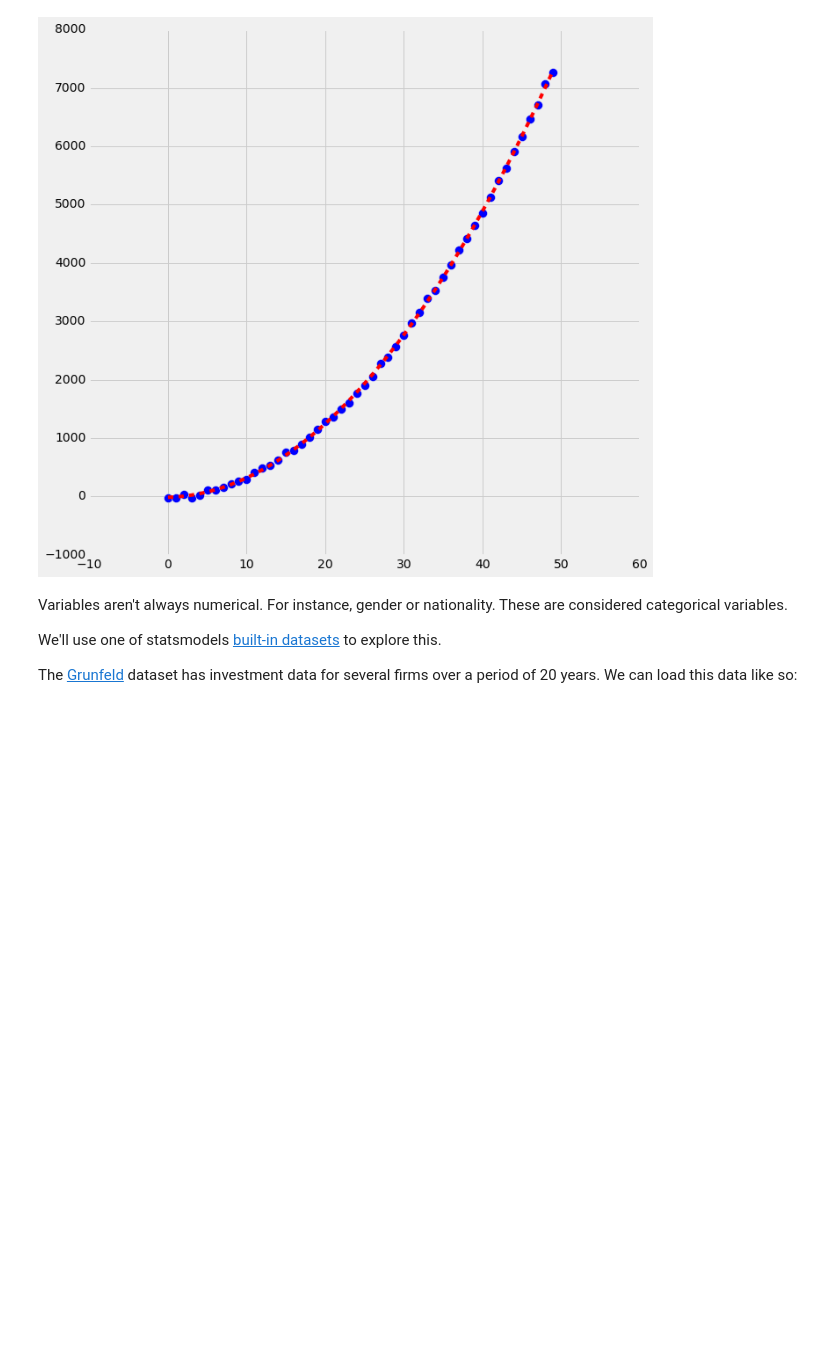
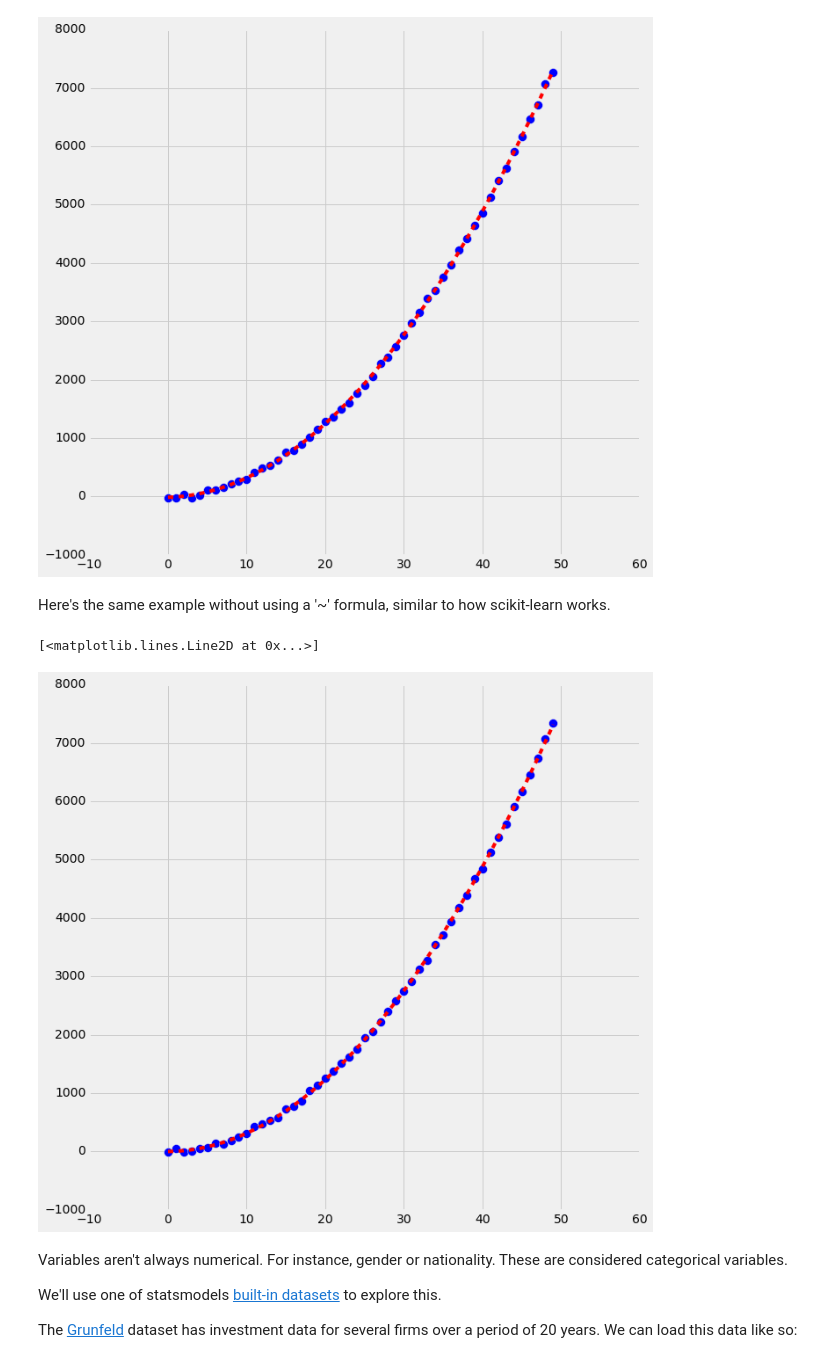
Before and after one commit to docmarionum1/python-data-science-primer, a Jupyter notebook: statsmodels/regression.ipynb, the cells around one changed output. Drawn from its saved outputs; the diff is of its cells as text; code cells hidden in the pictures; blank space fills up the shorter version.

Commit message:
Add a pandas + statsmodel example that doesn't use the formula API

```diff
--- a/statsmodels/regression.ipynb
+++ b/statsmodels/regression.ipynb
@@ -154,6 +154,32 @@ ax.plot(x,r, 'r--')
 # %% [output]
 [<matplotlib.lines.Line2D at 0x...>]
 [figure]
+# %% [markdown]
+Here's the same example without using a '~' formula, similar to how scikit-learn works.
+# %%
+import pandas as pd
+import statsmodels.api as sm
+# Create x
+x = np.arange(size)
+
+df = pd.DataFrame(x.transpose(), columns=["x"])
+df["x^2"] = df['x'] * df['x']
+X = df[['x', 'x^2']]
+
+# Make y = 2x + 3x^2 + noise
+y = 2 * df['x'] + 3 * df['x^2'] + np.random.randn(size)*25
+
+# When running the regression, include x^2 as one of the independent variables
+mod = sm.OLS(y, X).fit()
+
+# Visualize the regression
+figure, ax = plt.subplots(figsize=(10,10))
+ax.scatter(x, y, s=100)
+r = mod.predict()
+ax.plot(x, r, 'r--')
+# %% [output]
+[<matplotlib.lines.Line2D at 0x...>]
+[figure, added]
 # %% [markdown]
 Variables aren't always numerical.  For instance, gender or nationality.  These are considered categorical variables.
 
```
